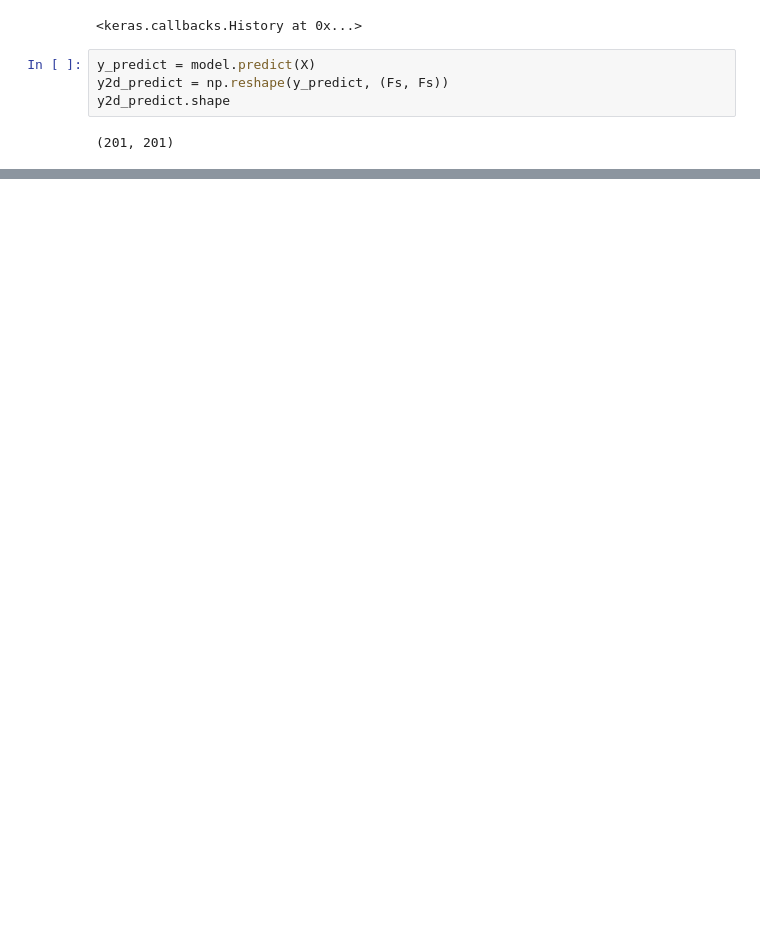
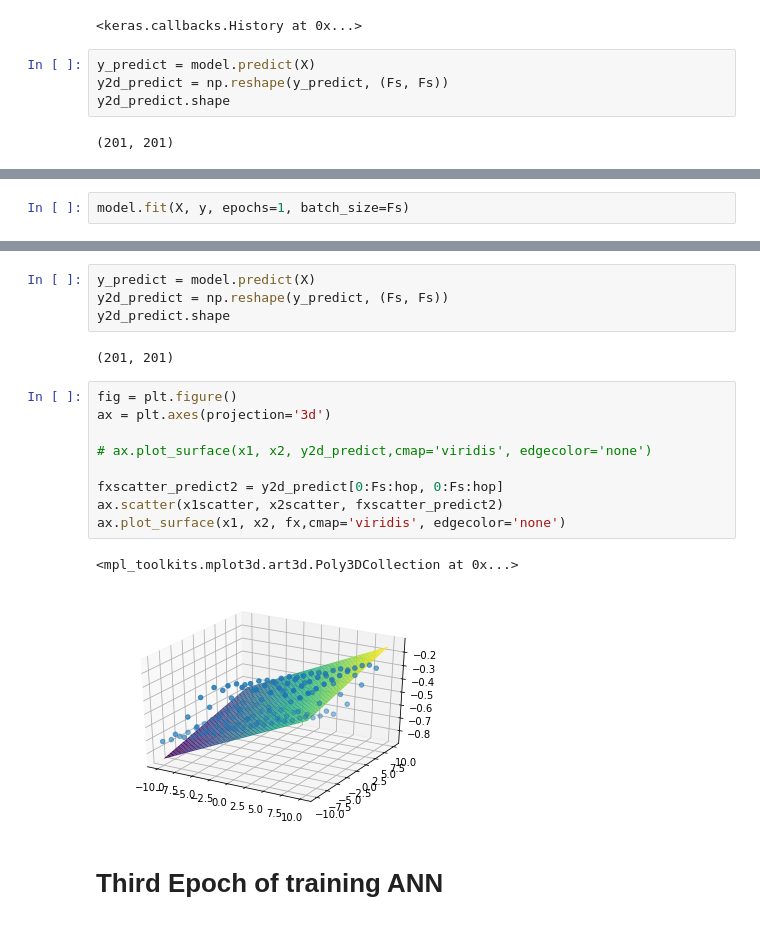
Before and after one commit to zidanardany/KelasRLG2, a Jupyter notebook: annTutorialLinear.ipynb, the cells around one changed output, grey strips where cells are left out. Drawn from its saved outputs; the diff is of its cells as text; blank space fills up the shorter version.

```diff
--- a/annTutorialLinear.ipynb
+++ b/annTutorialLinear.ipynb
@@ -113,0 +117,2 @@ ax.plot_surface(x1, x2, fx,cmap='viridis', edgecolor='none')
+# %%
+model.fit(X, y, epochs=1, batch_size=Fs)
@@ -113,0 +122,20 @@ ax.plot_surface(x1, x2, fx,cmap='viridis', edgecolor='none')
+# %%
+y_predict = model.predict(X)
+y2d_predict = np.reshape(y_predict, (Fs, Fs))
+y2d_predict.shape
+# %% [output]
+(201, 201)
+# %%
+fig = plt.figure()
+ax = plt.axes(projection='3d')
+
+# ax.plot_surface(x1, x2, y2d_predict,cmap='viridis', edgecolor='none')
+
+fxscatter_predict2 = y2d_predict[0:Fs:hop, 0:Fs:hop]
+ax.scatter(x1scatter, x2scatter, fxscatter_predict2)
+ax.plot_surface(x1, x2, fx,cmap='viridis', edgecolor='none')
+# %% [output]
+<mpl_toolkits.mplot3d.art3d.Poly3DCollection at 0x...>
+[figure, added]
+# %% [markdown]
+# Third Epoch of training ANN
```
Also changed, not shown: parts of 27 cells of this notebook.
